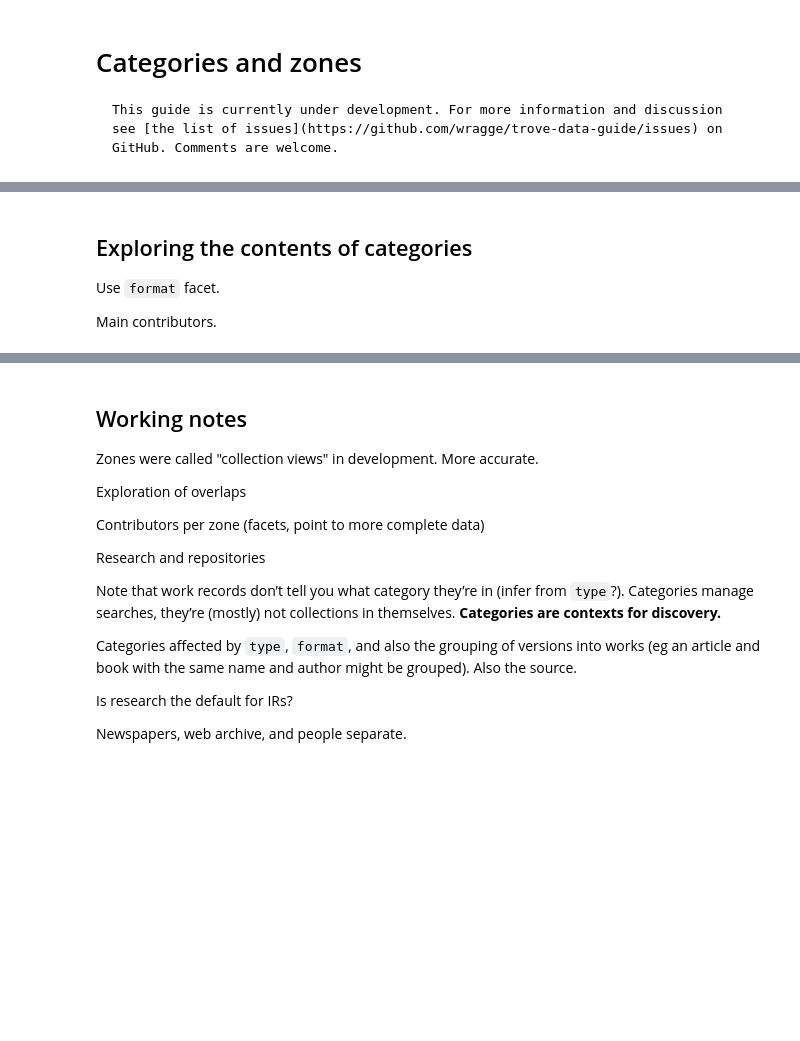
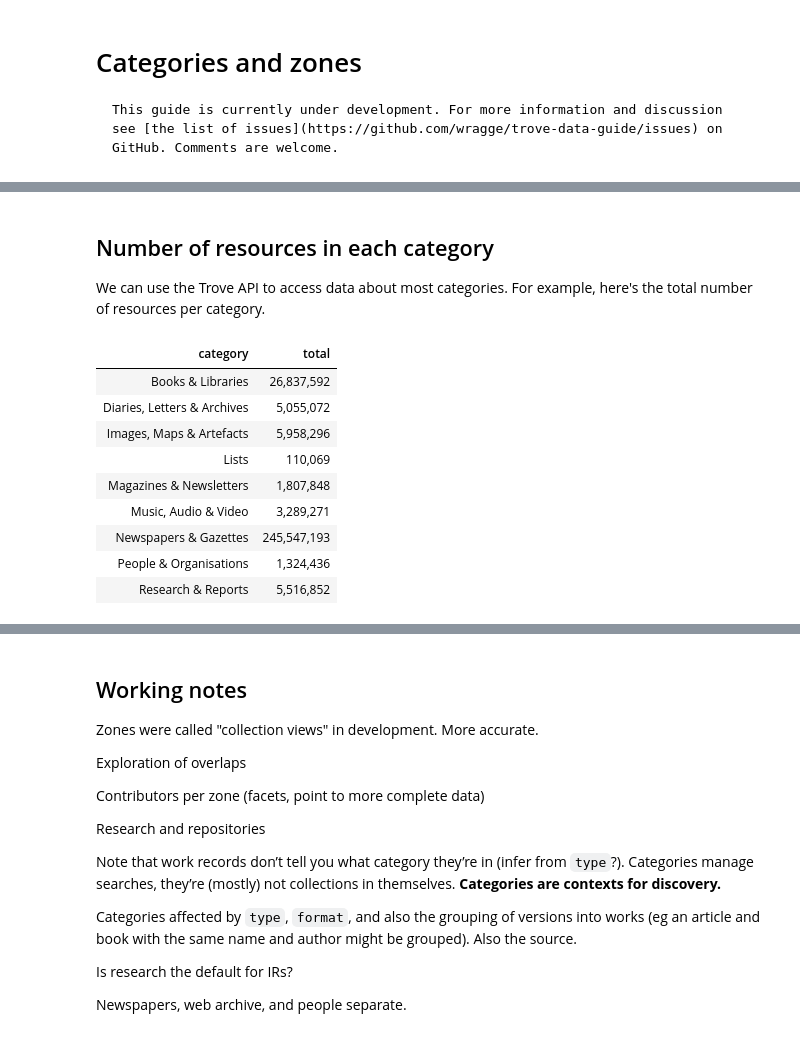
Before and after one commit to wragge/trove-data-guide, a Jupyter notebook: what-is-trove/categories-and-zones.ipynb, the cells around one changed output, grey strips where cells are left out. Drawn from its saved outputs; the diff is of its cells as text; code cells hidden in the pictures; blank space fills up the shorter version.

```diff
--- a/what-is-trove/categories-and-zones.ipynb
+++ b/what-is-trove/categories-and-zones.ipynb
@@ -88,6 +122,41 @@ Beware that `type` and `format` can have different meanings depending on where y
 # %% [markdown]
-## Exploring the contents of categories
+## Number of resources in each category
 
-Use `format` facet.
-
-Main contributors.
+We can use the Trove API to access data about most categories. For example, here's the total number of resources per category.
+# %%
+import pandas as pd
+import requests
+
+headers = {"X-API-KEY": YOUR_API_KEY}
+params = {
+    "category": "all",  # By setting category to all, we get data from all categories
+    "n": 0,
+    "encoding": "json",
+}
+
+response = requests.get(
+    "https://api.trove.nla.gov.au/v3/result", params=params, headers=headers
+)
+data = response.json()
+
+# Get name and total results from each category
+categories = [
+    {"category": c["name"], "total": c["records"]["total"]} for c in data["category"]
+]
+
+# Convert to a Pandas DataFrame
+df_cats = pd.DataFrame(categories)
+
+# Display as a table
+df_cats.style.format(thousands=",").hide()
+# %% [output]
+| category | total |
+| Books & Libraries | 26,837,592 |
+| Diaries, Letters & Archives | 5,055,072 |
+| Images, Maps & Artefacts | 5,958,296 |
+| Lists | 110,069 |
+| Magazines & Newsletters | 1,807,848 |
+| Music, Audio & Video | 3,289,271 |
+| Newspapers & Gazettes | 245,547,193 |
+| People & Organisations | 1,324,436 |
+| Research & Reports | 5,516,852 |
```
Also changed, not shown: parts of 17 cells of this notebook, 7 other files.
